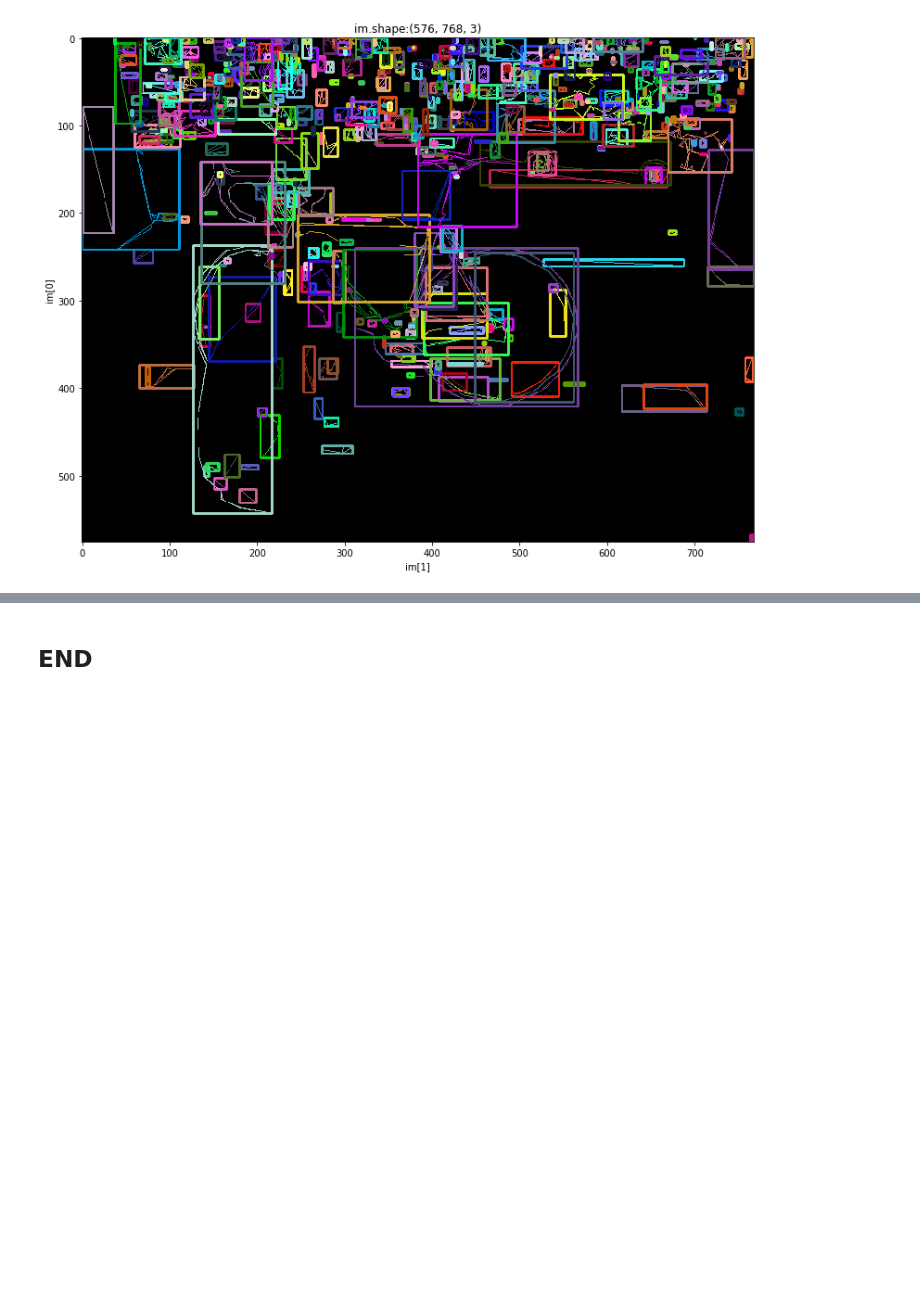
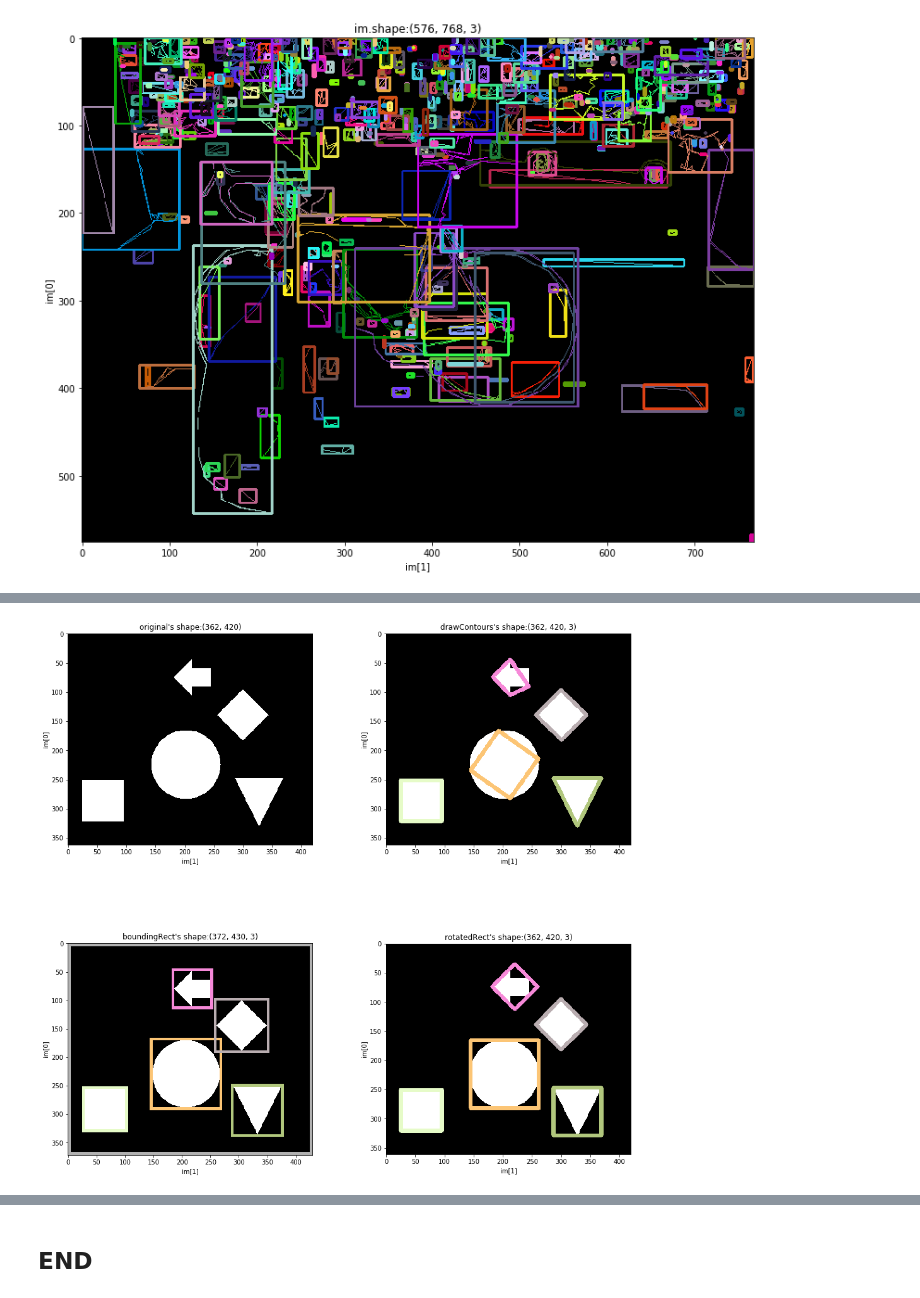
Before and after one commit to pollenjp/OpenCV-Template, a Jupyter notebook: notebooks/OpenCV Template.ipynb, the cells around one changed output, grey strips where cells are left out. Saved outputs shown, nothing was run; the diff lists cells and outputs as text; code cells hidden in the pictures; blank space fills up the shorter version.

```diff
--- a/notebooks/OpenCV Template.ipynb
+++ b/notebooks/OpenCV Template.ipynb
@@ -304,0 +390,14 @@ plt.show()
+# %%
+#===============================================================================
+# Find contours(輪郭)
+contours, hierarchy = cv2.findContours(image=im,
+                                       mode=cv2.RETR_LIST,
+                                       method=cv2.CHAIN_APPROX_SIMPLE,
+                                      )
+# mode : [RetrievalModes](https://docs.opencv.org/3.4/d3/dc0/group__imgproc__shape.html#ga819779b9857cc2f8601e6526a3a5bc71)
+
+print("len(contours)     : {}".format(len(contours)))
+for i, contour in enumerate(contours):
+    print("contours[{}].shape : {}".format(i, contour.shape))
+    if i > 10:
+        break
@@ -308,0 +467,65 @@ ret, img_otsu = cv2.threshold(src=img, threshold=0, maxval=255, type=cv2.THRESH_
+# %%
+rectangle_thickness = 5  # pixel
+#===============================================================================
+_h, _w = im.shape
+_im = np.zeros(shape=(_h, _w, 3), dtype=np.uint8)
+_im[:, :, :] = im[:, :, np.newaxis]
+
+_h, _w = im.shape + 2 * np.array([rectangle_thickness, rectangle_thickness])
+_im2 = np.full(shape=(_h, _w, 3), fill_value=177, dtype=np.uint8)
+rectangle_thickness
+_im2[rectangle_thickness:-rectangle_thickness, rectangle_thickness:-rectangle_thickness, :]= copy.deepcopy(_im)
+
+_im3 = copy.deepcopy(_im)
+
+print("im.shape   : {}".format(im.shape))
+print("_im.shape  : {}".format(_im.shape))
+print("_im2.shape : {}".format(_im2.shape))
+print("_im3.shape : {}".format(_im3.shape))
+
+#===============================================================================
+def draw_boundingRect_(canvas, boundingRect, thickness, rectangle_color):
+    """
+    長方形を描く
+    cv2.rectangle で指定するthicknessは不安定な（単純にpixel数ではない）ので以下のように自分で描画した
+    bound
+    """
+    leftup_x   , leftup_y    = np.array(boundingRect[0:2]) + np.array([rectangle_thickness, rectangle_thickness])
+    rightdown_x, rightdown_y = np.array([leftup_x-1, leftup_y-1]) + np.array(boundingRect[2:4])  # (x,y) + (w,h)
+    color                    = np.array(rectangle_color)
+    canvas[leftup_y-rectangle_thickness : leftup_y, leftup_x-rectangle_thickness : rightdown_x+1+rectangle_thickness, :]             = color  # 上辺
+    canvas[rightdown_y+1 : rightdown_y+1+rectangle_thickness, leftup_x - rectangle_thickness : rightdown_x+1+rectangle_thickness, :] = color  # 底辺
+    canvas[leftup_y-rectangle_thickness : rightdown_y+1+rectangle_thickness, leftup_x - rectangle_thickness : leftup_x, :]           = color  # 左辺
+    canvas[leftup_y-rectangle_thickness : rightdown_y+1+rectangle_thickness, rightdown_x+1 : rightdown_x+1+rectangle_thickness, :]   = color  # 右辺
+    return canvas
+
+# _im  : contour_polygon
+# _im2 : boundingRect
+for i in range(len(contours)):
+    low, high = 100, 256  # なるべく明るい色
+    color = tuple([random.randint(low, high) for i in range(3)])  # scalar type should be `int()`
+    cv2.drawContours(image=_im, contours=contour_polygon_list, contourIdx=i, color=color, thickness=rectangle_thickness)
+    _im2 = draw_boundingRect_(canvas=_im2, boundingRect=boundingRect_list[i], thickness=rectangle_thickness, rectangle_color=color)
+    cv2.drawContours(image=_im3, contours=rotatedRect_list, contourIdx=i, color=color, thickness=rectangle_thickness)
+
+#===============================================================================
+plot_array_dict = collections.OrderedDict((
+    ("original", im),
+    ("drawContours", _im),
+    ("boundingRect", _im2),
+    ("rotatedRect", _im3),
+))
+nrows, ncols, idx  = 2, 2, 0
+fig = plt.figure(figsize=(ncols*8, nrows*8))
+#=======================================
+for (key, _im) in plot_array_dict.items():
+    idx += 1
+    ax = fig.add_subplot(nrows, ncols, idx)
+    ax.imshow(_im, cmap="gray")
+    ax.set_title(label="{}'s shape:{}".format(key, _im.shape))
+    ax.set_xlabel(xlabel="im[1]")
+    ax.set_ylabel(ylabel="im[0]")
+#=======================================
+plt.subplots_adjust(wspace=0.3, hspace=0.3)
+plt.show()
+# %% [output]
@@ -308,0 +536 @@ ret, img_otsu = cv2.threshold(src=img, threshold=0, maxval=255, type=cv2.THRESH_
+[figure, added]
```
Also changed, not shown: parts of 48 cells of this notebook.
